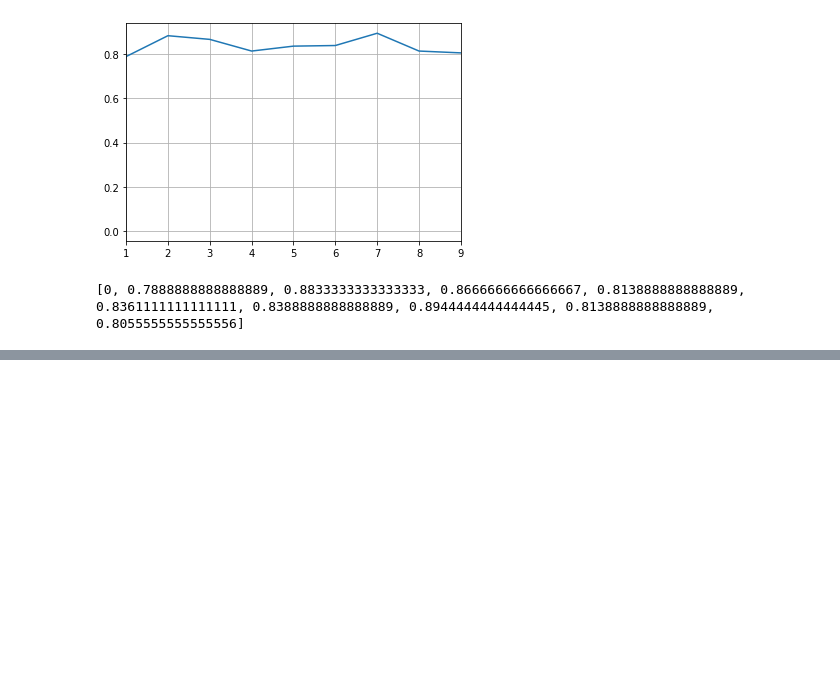
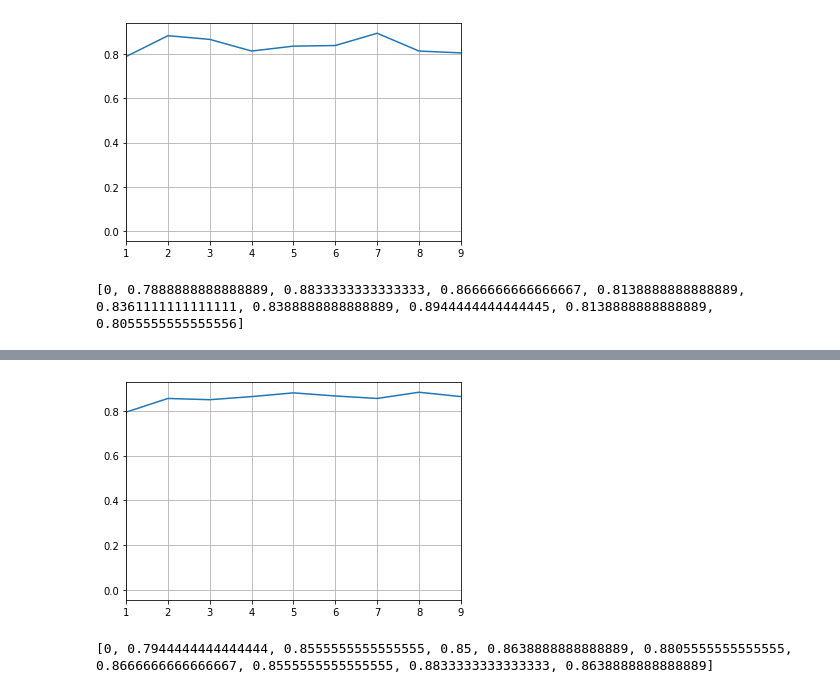
Before and after one commit to benjaminMatteJean/Projet4101, a Jupyter notebook: Deep_learning_for_classification_dropout.ipynb, the cells around one changed output, grey strips where cells are left out. Cells and saved outputs as stored; diff of their text form; code cells hidden in the pictures; blank space fills up the shorter version.

```diff
--- a/Deep_learning_for_classification_dropout.ipynb
+++ b/Deep_learning_for_classification_dropout.ipynb
@@ -333,0 +335,5 @@ compute_results(X_train, X_test, 0.05, drop_every=3) # all dimensions
+# %%
+compute_results(X_train, X_test, 0.25, drop_every=3) # all dimensions
+# %% [output]
+[figure, added]
+[0, 0.7944444444444444, 0.8555555555555555, 0.85, 0.8638888888888889, 0.8805555555555555, 0.8666666666666667, 0.8555555555555555, 0.8833333333333333, 0.8638888888888889]
```
Also changed, not shown: parts of 6 cells of this notebook, 1 other file.
